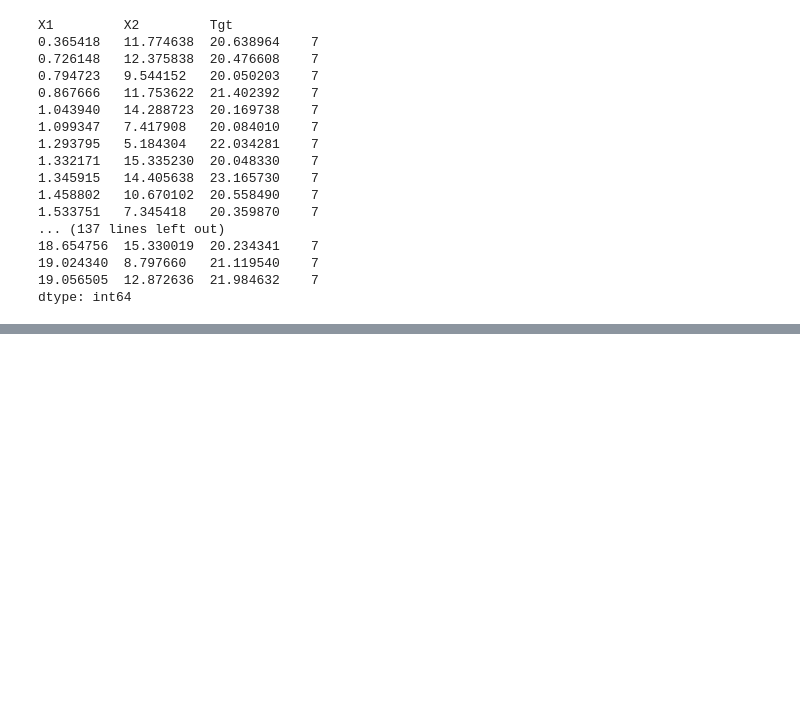
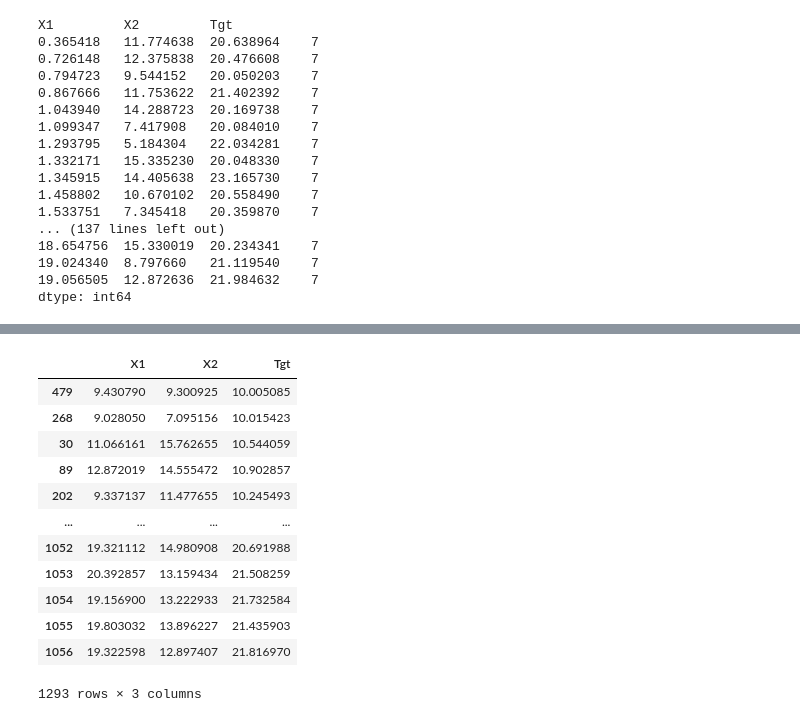
Before and after one commit to ndai093/ImbalancedRegressionSampler, a Jupyter notebook: test_smoter.ipynb, the cells around one changed output, grey strips where cells are left out. Saved outputs shown, nothing was run; the diff lists cells and outputs as text; code cells hidden in the pictures; blank space fills up the shorter version.

```diff
--- a/test_smoter.ipynb
+++ b/test_smoter.ipynb
@@ -341,0 +414,18 @@ dist
+# %%
+frames = [undersampling_and_interesting, df_new_samples_smote]
+result = pd.concat(frames)
+result
+# %% [output]
+|  | X1 | X2 | Tgt |
+| 479 | 9.430790 | 9.300925 | 10.005085 |
+| 268 | 9.028050 | 7.095156 | 10.015423 |
+| 30 | 11.066161 | 15.762655 | 10.544059 |
+| 89 | 12.872019 | 14.555472 | 10.902857 |
+| 202 | 9.337137 | 11.477655 | 10.245493 |
+| ... | ... | ... | ... |
+| 1052 | 19.321112 | 14.980908 | 20.691988 |
+| 1053 | 20.392857 | 13.159434 | 21.508259 |
+| 1054 | 19.156900 | 13.222933 | 21.732584 |
+| 1055 | 19.803032 | 13.896227 | 21.435903 |
+| 1056 | 19.322598 | 12.897407 | 21.816970 |
+1293 rows × 3 columns
```
Also changed, not shown: parts of 10 cells of this notebook, 1 other file.
